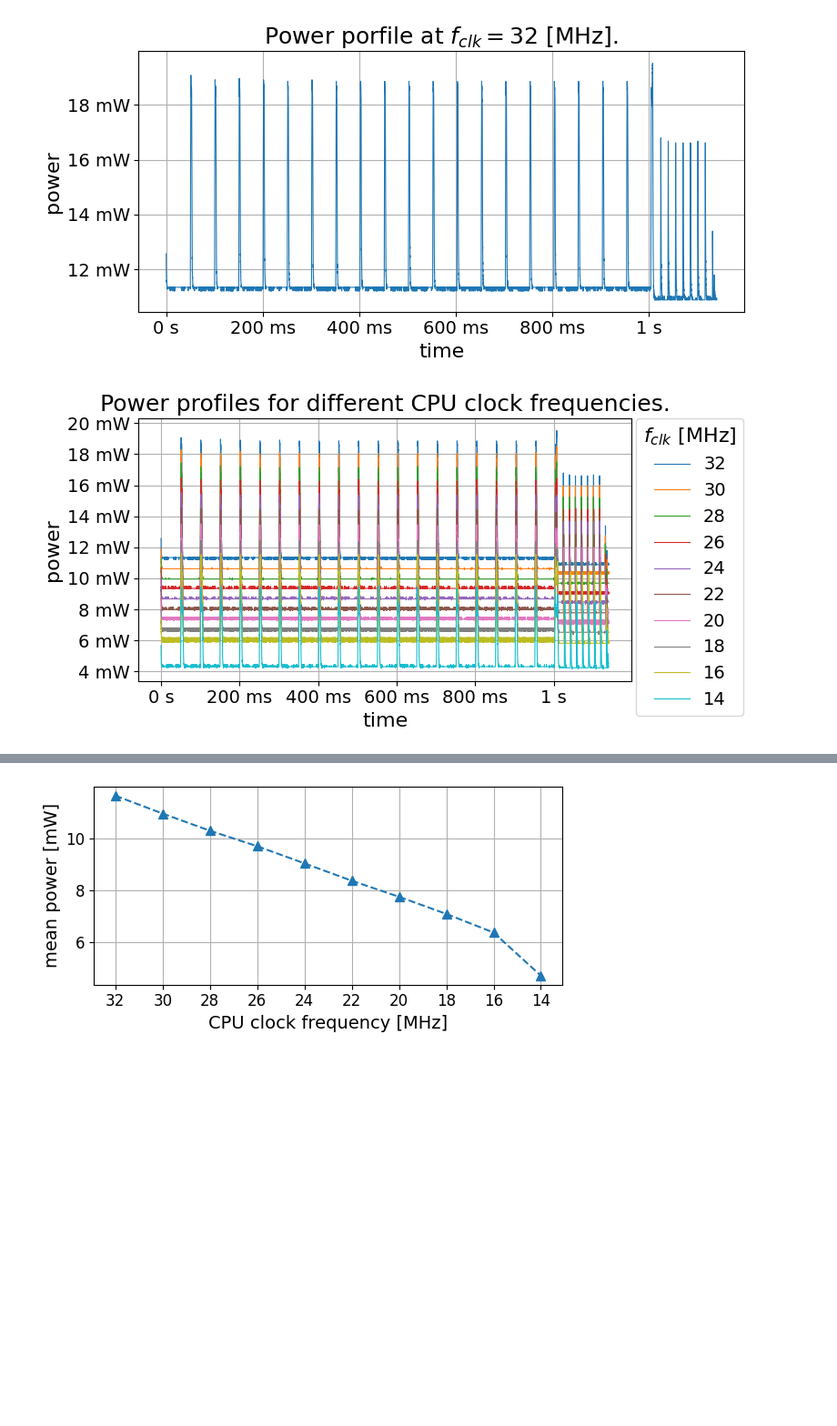
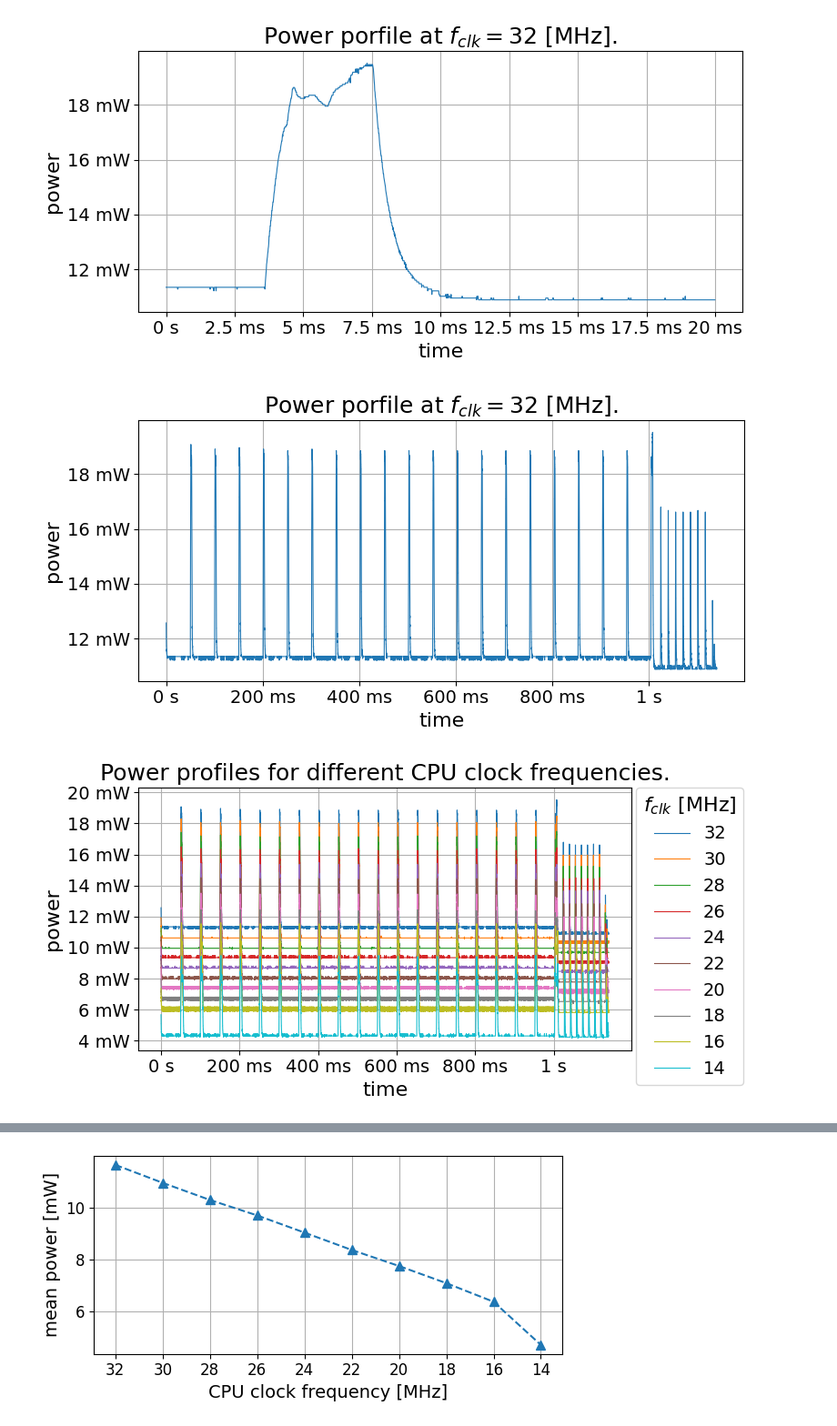
Before and after one commit to jucodavid/LELEC210X, a Jupyter notebook: mcu/report/frequency_reduction/Processing.ipynb, the cells around one changed output, grey strips where cells are left out. Shown at 91% size. Saved outputs shown, nothing was run; the diff lists cells and outputs as text; code cells hidden in the pictures; blank space fills up the shorter version.

```diff
--- a/mcu/report/frequency_reduction/Processing.ipynb
+++ b/mcu/report/frequency_reduction/Processing.ipynb
@@ -45,32 +45,35 @@ for i,pp in enumerate(pps):
 # %%
 npps = []
 for ind, pp in enumerate(pps):
 
     peaks, _ = find_peaks(pp['CH1(W)'].values, prominence=.001)
 
     for i, peak in enumerate(pp['CH1(W)'][peaks].values):
 
         if pp['CH1(W)'][peaks].values[0] - peak < -0.001:
             break
 
     start = peaks[i-1]
     time = pp['Time(S)'][start:].values - pp['Time(S)'][start]
     x = pp['CH1(W)'][start:]
 
     stop = np.argmin(np.abs(time-1.14))
 
     npp = pd.DataFrame(dtype=float)
     npp['t'] = time[:stop]
     npp['w'] = x[:stop].values
     npps.append(npp)
 
 times = np.vstack([npp['t'] for npp in npps])
 chs   = np.vstack([npp['w'] for npp in npps])
 labels = ["32","30","28","26","24","22","20","18","16","14"]
 labels_title = "$f_{clk}$ [MHz]"
 title = "Power profiles for different CPU clock frequencies."
+plot_pp([npps[0]['t'][100000:102000] - 1],[npps[0]['w'][100000:102000]],title="Power porfile at $f_{clk} = 32$ [MHz].")
 plot_pp([npps[0]['t']],[npps[0]['w']],title="Power porfile at $f_{clk} = 32$ [MHz].",file_path='Export/initial_pp.pdf')
 plot_pp(times,chs,labels,labels_title,title,'Export/pp32to14.pdf')
+print(f"Sensing duty cycle @32 MHz: {1/times[0][-1]:.3%}")
 # %% [output]
-[figure, old version]
+[figure, new version]
-[figure, old version]
+[figure, new version]
+[figure, added]
```
Also changed, not shown: parts of 3 cells of this notebook, 15 other files.
